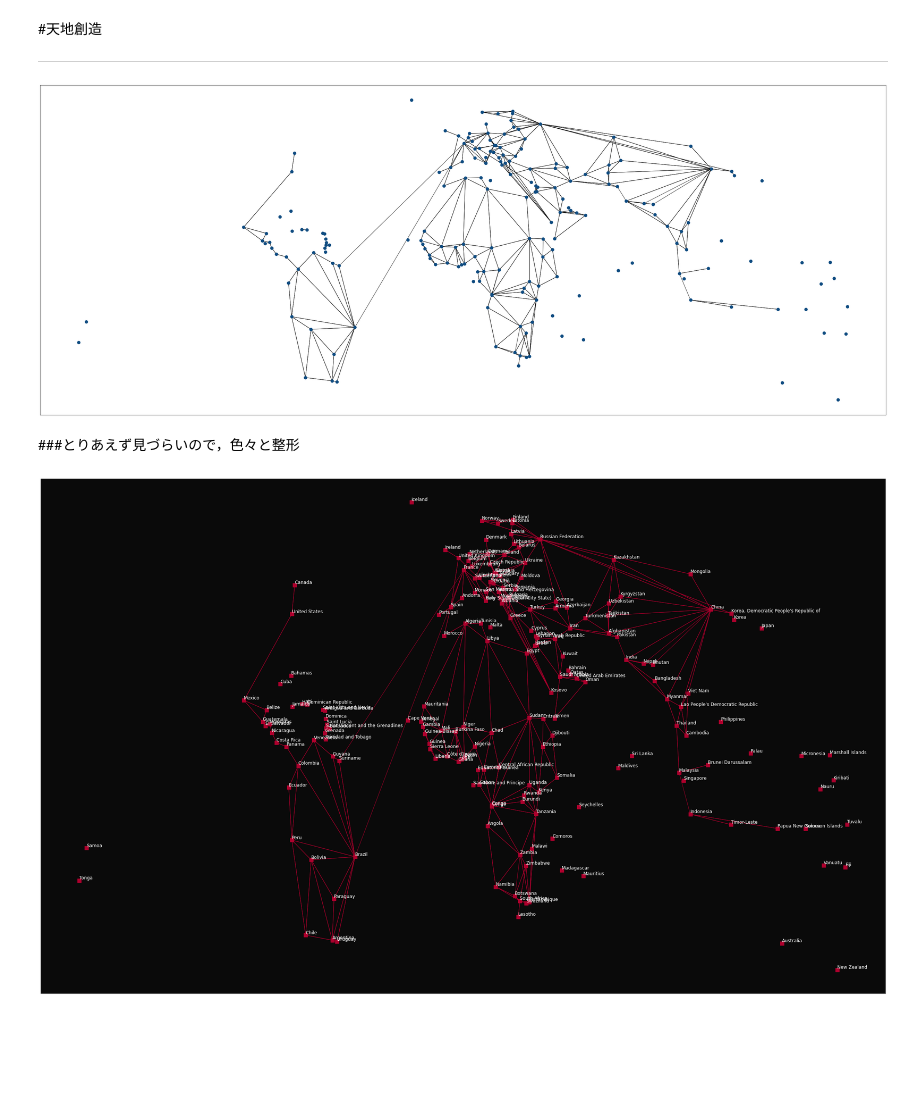
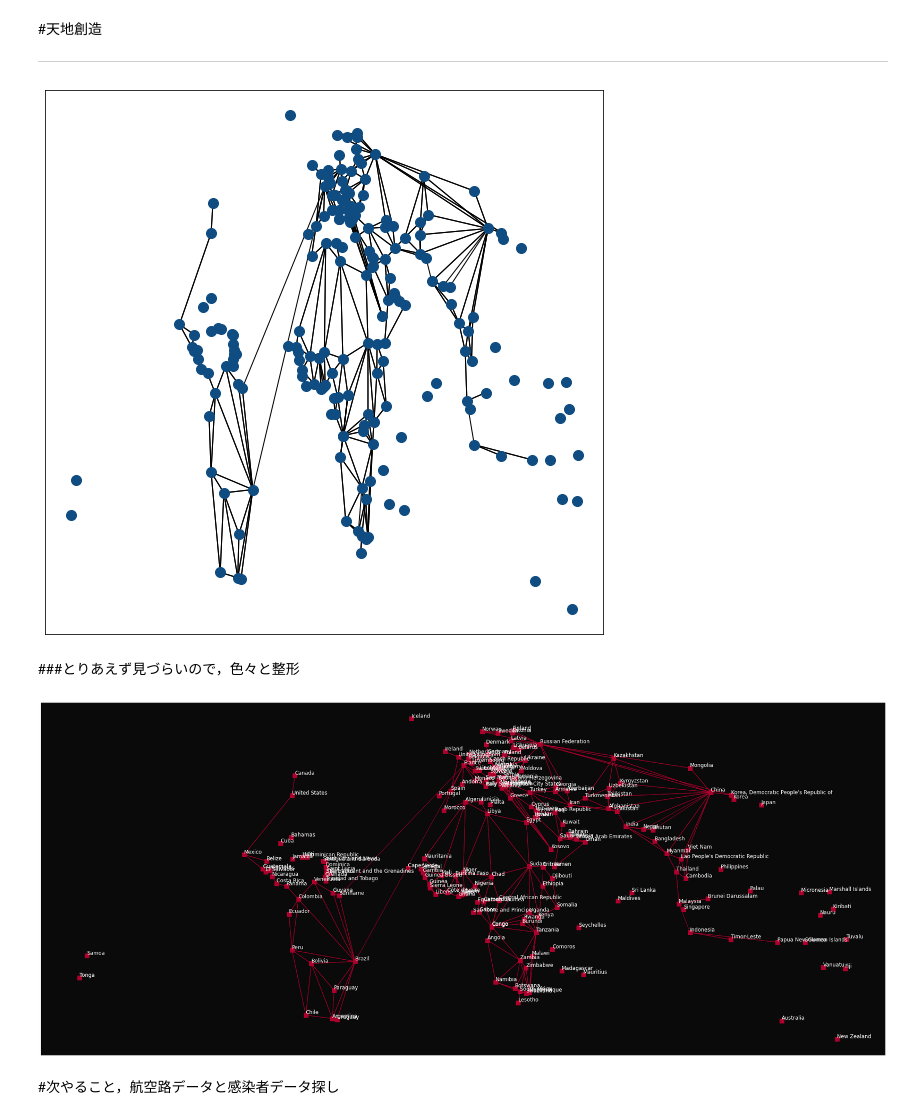
Before and after one commit to sirakik/japan_graph, a Jupyter notebook: 天地創造.ipynb, the cells around one changed output. Drawn from its saved outputs; the diff is of its cells as text; code cells hidden in the pictures; blank space fills up the shorter version.

```diff
--- a/天地創造.ipynb
+++ b/天地創造.ipynb
@@ -111,28 +104,28 @@ roop_edges = [(i, i) for i in range(num_country)]
 # %%
 # 世界グラフ宣言
 world_g = dgl.DGLGraph()
 world_g.add_nodes(num_country)
 
 # 国境エッジ
 src, dst = tuple(zip(*border_edges))
 world_g.add_edges(src, dst)
 
 # ループエッジ
 src, dst = tuple(zip(*roop_edges))
 world_g.add_edges(src, dst)
 
 # 描画
-plt.rcParams['figure.figsize'] = (50.0, 20.0)
+plt.rcParams['figure.figsize'] = (10.0, 10.0)
 nx_world_g = world_g.to_networkx()
 nx.draw_networkx(nx_world_g, pos=capital_dict, arrows=False, node_size=100, with_labels=False, labels=world_dict, node_color='#0F4C81', edge_color='#000000')
 plt.show()
 # %% [output]
-[figure, old version]
+[figure, new version]
 # %% [markdown]
 ###とりあえず見づらいので，色々と整形
 # %%
 # 描画
-plt.rcParams['figure.figsize'] = (40.0, 25.0)
+plt.rcParams['figure.figsize'] = (35.0, 15.0)
 fig, ax = plt.subplots()
 ax.set_facecolor('#0A0A0A')
 
@@ -141,4 +134,6 @@ nx.draw_networkx(nx_world_g, pos=capital_dict, arrows=False, node_size=100, with
 nx.draw_networkx_labels(nx_world_g, pos=capital_dict, labels=world_dict, horizontalalignment='left', verticalalignment='bottom', font_color='#FFFFFF', font_size=12)
 plt.show()
 # %% [output]
-[figure, old version]
+[figure, new version]
+# %% [markdown]
+#次やること，航空路データと感染者データ探し
```
Also changed, not shown: parts of 4 cells of this notebook.
